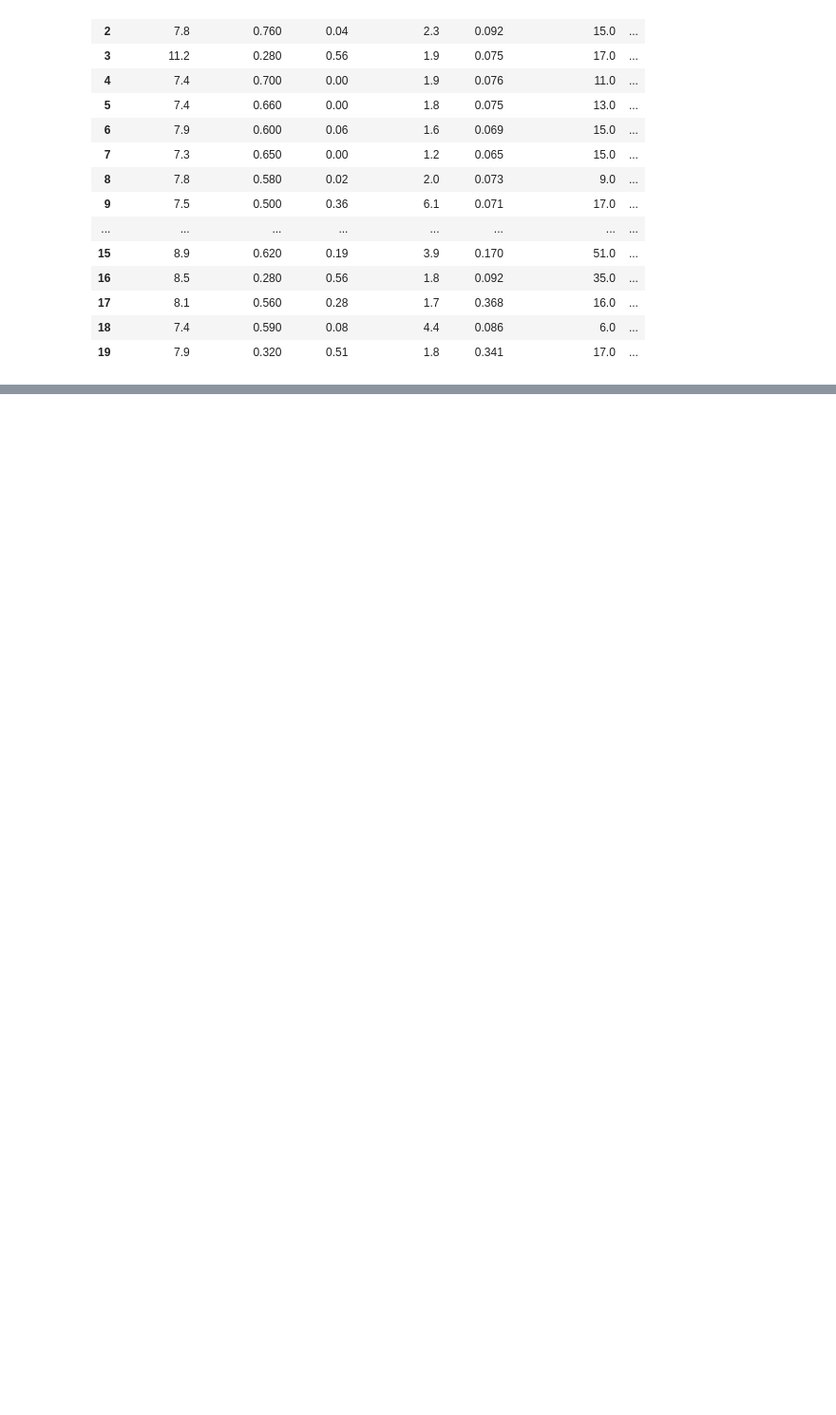
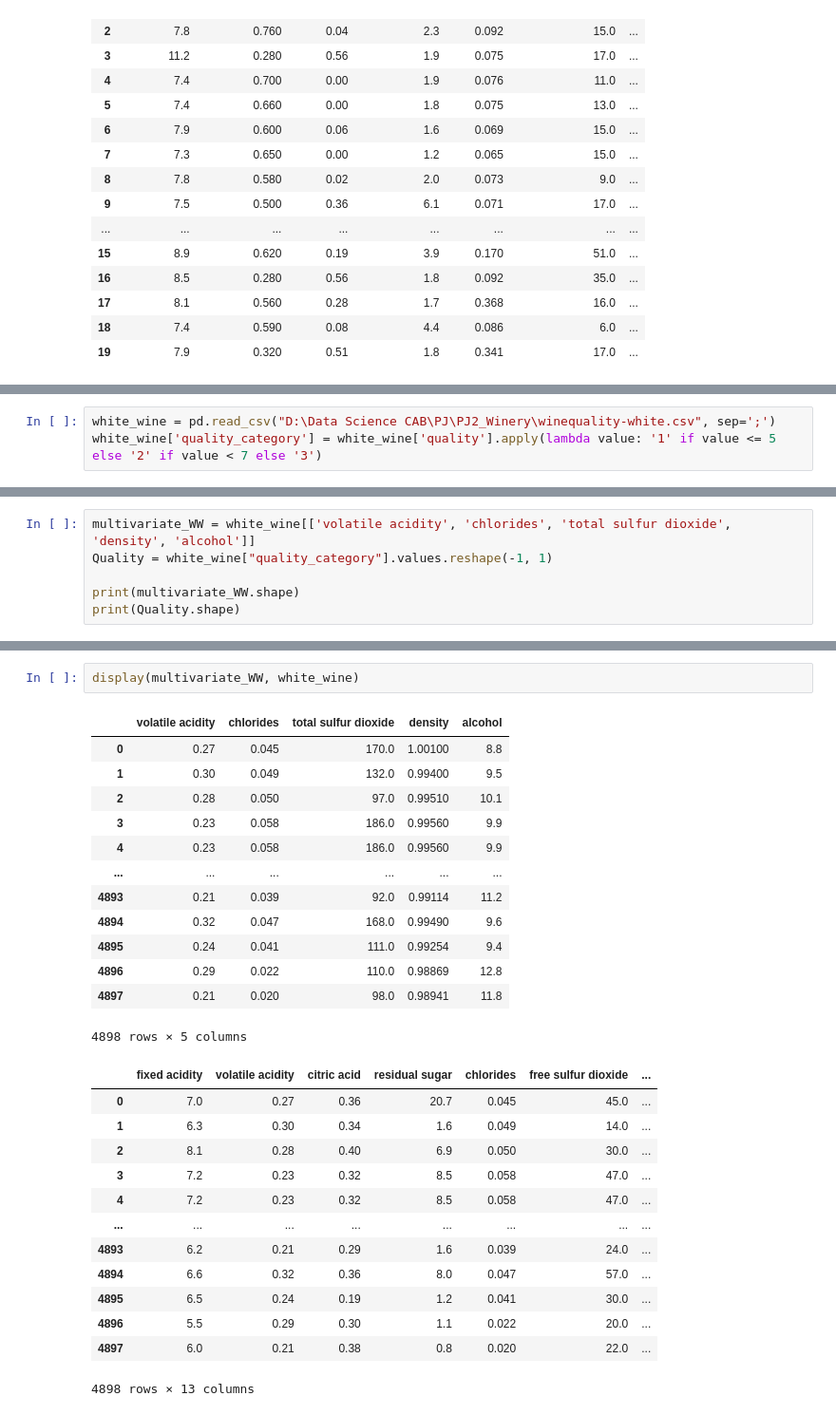
Before and after one commit to novik2713/CAB_Winery_Project, a Jupyter notebook: winery_ml.ipynb, the cells around one changed output, grey strips where cells are left out. Shown at 95% size. Cells and saved outputs as stored; diff of their text form; blank space fills up the shorter version.

```diff
--- a/winery_ml.ipynb
+++ b/winery_ml.ipynb
@@ -549,0 +528,3 @@ red_wine.head(20)
+# %%
+white_wine = pd.read_csv("D:\Data Science CAB\PJ\PJ2_Winery\winequality-white.csv", sep=';')
+white_wine['quality_category'] = white_wine['quality'].apply(lambda value: '1' if value <= 5 else '2' if value < 7 else '3')
@@ -549,0 +554,6 @@ red_wine.head(20)
+# %%
+multivariate_WW = white_wine[['volatile acidity', 'chlorides', 'total sulfur dioxide', 'density', 'alcohol']]
+Quality = white_wine["quality_category"].values.reshape(-1, 1)
+
+print(multivariate_WW.shape)
+print(Quality.shape)
@@ -549,0 +674,29 @@ red_wine.head(20)
+# %%
+display(multivariate_WW, white_wine)
+# %% [output]
+|  | volatile acidity | chlorides | total sulfur dioxide | density | alcohol |
+| 0 | 0.27 | 0.045 | 170.0 | 1.00100 | 8.8 |
+| 1 | 0.30 | 0.049 | 132.0 | 0.99400 | 9.5 |
+| 2 | 0.28 | 0.050 | 97.0 | 0.99510 | 10.1 |
+| 3 | 0.23 | 0.058 | 186.0 | 0.99560 | 9.9 |
+| 4 | 0.23 | 0.058 | 186.0 | 0.99560 | 9.9 |
+| ... | ... | ... | ... | ... | ... |
+| 4893 | 0.21 | 0.039 | 92.0 | 0.99114 | 11.2 |
+| 4894 | 0.32 | 0.047 | 168.0 | 0.99490 | 9.6 |
+| 4895 | 0.24 | 0.041 | 111.0 | 0.99254 | 9.4 |
+| 4896 | 0.29 | 0.022 | 110.0 | 0.98869 | 12.8 |
+| 4897 | 0.21 | 0.020 | 98.0 | 0.98941 | 11.8 |
+4898 rows × 5 columns
+|  | fixed acidity | volatile acidity | citric acid | residual sugar | chlorides | free sulfur dioxide | ... |
+| 0 | 7.0 | 0.27 | 0.36 | 20.7 | 0.045 | 45.0 | ... |
+| 1 | 6.3 | 0.30 | 0.34 | 1.6 | 0.049 | 14.0 | ... |
+| 2 | 8.1 | 0.28 | 0.40 | 6.9 | 0.050 | 30.0 | ... |
+| 3 | 7.2 | 0.23 | 0.32 | 8.5 | 0.058 | 47.0 | ... |
+| 4 | 7.2 | 0.23 | 0.32 | 8.5 | 0.058 | 47.0 | ... |
+| ... | ... | ... | ... | ... | ... | ... | ... |
+| 4893 | 6.2 | 0.21 | 0.29 | 1.6 | 0.039 | 24.0 | ... |
+| 4894 | 6.6 | 0.32 | 0.36 | 8.0 | 0.047 | 57.0 | ... |
+| 4895 | 6.5 | 0.24 | 0.19 | 1.2 | 0.041 | 30.0 | ... |
+| 4896 | 5.5 | 0.29 | 0.30 | 1.1 | 0.022 | 20.0 | ... |
+| 4897 | 6.0 | 0.21 | 0.38 | 0.8 | 0.020 | 22.0 | ... |
+4898 rows × 13 columns
```
Also changed, not shown: parts of 18 cells of this notebook.
